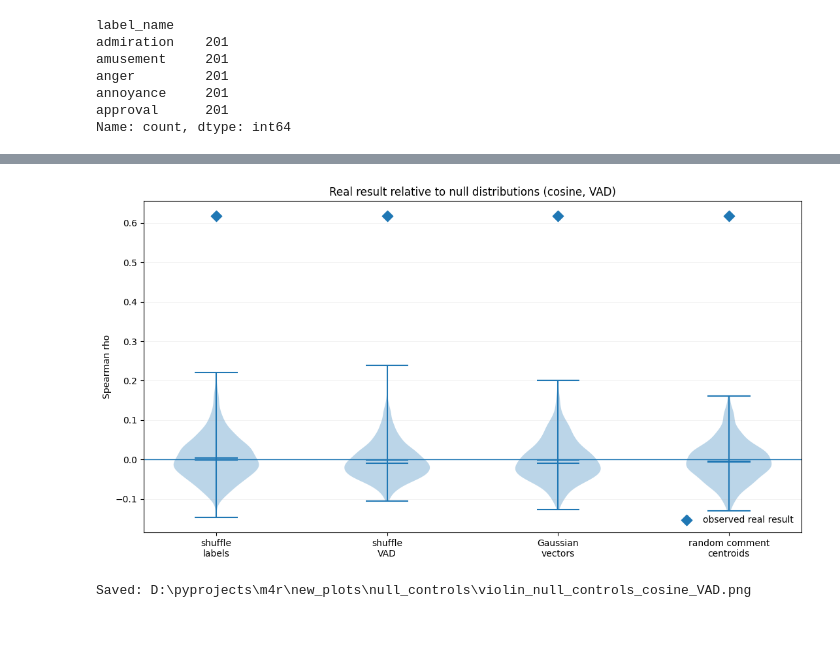
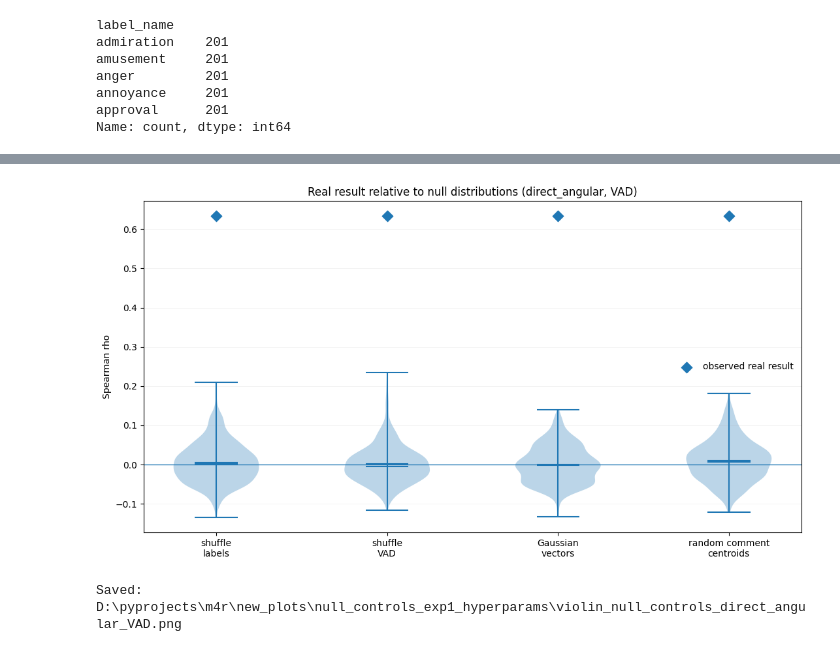
Before and after one commit to Victorwei21/M4R-codes, a Jupyter notebook: null_controls_FINAL.ipynb, the cells around one changed output, grey strips where cells are left out. Saved outputs shown, nothing was run; the diff lists cells and outputs as text; code cells hidden in the pictures.

```diff
--- a/null_controls_FINAL.ipynb
+++ b/null_controls_FINAL.ipynb
@@ -254,7 +262,7 @@ check_config()
 # =========================
 
 X_raw = np.load(EMBEDDINGS_PATH)
-metadata = pd.read_csv(METADATA_PATH)
+metadata = pd.read_csv(METADATA_PATH).reset_index(drop=True)
 vad_df = pd.read_csv(VAD_CSV_PATH)
 
 required_meta = {"label_name", "label_idx"}
@@ -593,28 +735,28 @@ Saved: D:\pyprojects\m4r\new_plots\null_controls\null_control_summary.csv
 # %%
 # =========================
-# Plot: one histogram per null model
+# Plot: one histogram per null model and metric
 # =========================
 
-safe_distance_name = MANIFOLD_DISTANCE.replace("/", "_")
 safe_truth_name = GROUND_TRUTH_SPACE.replace("/", "_")
 
-for null_name, group in null_df.groupby("null_model", sort=False):
+for (metric_name, null_name), group in null_df.groupby(["metric_name", "null_model"], sort=False):
     vals = group["spearman_rho"].dropna().to_numpy()
+    obs = float(observed_df.loc[observed_df["metric_name"].eq(metric_name), "spearman_rho"].iloc[0])
 
     fig, ax = plt.subplots(figsize=(8.5, 5.5))
     ax.hist(vals, bins=35, alpha=0.8)
-    ax.axvline(observed_rho, linestyle="--", linewidth=2, label=f"observed rho = {observed_rho:.3f}")
+    ax.axvline(obs, linestyle="--", linewidth=2, label=f"observed rho = {obs:.3f}")
     ax.axvline(np.quantile(vals, 0.025), linestyle=":", linewidth=1, label="null 2.5% / 97.5%")
     ax.axvline(np.quantile(vals, 0.975), linestyle=":", linewidth=1)
 
-    ax.set_title(f"Observed result vs null: {null_name}")
-    ax.set_xlabel("Spearman rho: manifold distance vs VAD distance")
+    ax.set_title(f"Observed result vs null: {metric_name}\n{null_name}")
+    ax.set_xlabel("Spearman rho: embedding distance vs VAD distance")
     ax.set_ylabel("Count")
     ax.legend(frameon=False)
     ax.grid(True, linewidth=0.4, alpha=0.25)
     fig.tight_layout()
 
-    out_file = OUT_DIR / f"hist_{null_name}_{safe_distance_name}_{safe_truth_name}.png"
+    out_file = OUT_DIR / f"hist_{metric_name}_{null_name}_{safe_truth_name}.png"
     fig.savefig(out_file, dpi=220)
     plt.show()
     plt.close(fig)
@@ -632,40 +779,44 @@ Saved: D:\pyprojects\m4r\new_plots\null_controls\hist_random_centroids_from_comm
 # %%
 # =========================
-# Plot: combined violin plot
+# Plot: combined violin plot, one panel per Experiment 1 distance metric
 # =========================
 
-null_names = list(null_df["null_model"].drop_duplicates())
-data = [null_df.loc[null_df["null_model"].eq(name), "spearman_rho"].dropna().to_numpy() for name in null_names]
+short_names = {
+    "shuffle_emotion_labels_across_comments": "shuffle\nlabels",
+    "shuffle_vad_coordinates_across_labels": "shuffle\nVAD",
+    "random_gaussian_vectors_same_analysis_dimensionality": "Gaussian\nvectors",
+    "random_centroids_from_comments_ignore_label": "random comment\ncentroids",
+}
 
-fig, ax = plt.subplots(figsize=(11, 6))
-ax.violinplot(data, showmeans=True, showmedians=True)
+for metric_name, metric_group in null_df.groupby("metric_name", sort=False):
+    null_names = list(metric_group["null_model"].drop_duplicates())
+    data = [
+        metric_group.loc[metric_group["null_model"].eq(name), "spearman_rho"].dropna().to_numpy()
+        for name in null_names
+    ]
+    obs = float(observed_df.loc[observed_df["metric_name"].eq(metric_name), "spearman_rho"].iloc[0])
 
-x_positions = np.arange(1, len(null_names) + 1)
-ax.scatter(x_positions, [observed_rho] * len(null_names), marker="D", s=70, label="observed real result")
+    fig, ax = plt.subplots(figsize=(11, 6))
+    ax.violinplot(data, showmeans=True, showmedians=True)
 
-ax.set_xticks(x_positions)
-ax.set_xticklabels(
-    [
-        "shuffle\nlabels",
-        "shuffle\nVAD",
-        "Gaussian\nvectors",
-        "random comment\ncentroids",
-    ],
-    rotation=0,
-)
-ax.set_ylabel("Spearman rho")
-ax.set_title(f"Real result relative to null distributions ({MANIFOLD_DISTANCE}, {GROUND_TRUTH_SPACE})")
-ax.axhline(0, linewidth=1)
-ax.legend(frameon=False)
-ax.grid(True, axis="y", linewidth=0.4, alpha=0.25)
-fig.tight_layout()
+    x_positions = np.arange(1, len(null_names) + 1)
+    ax.scatter(x_positions, [obs] * len(null_names), marker="D", s=70, label="observed real result")
 
-violin_path = OUT_DIR / f"violin_null_controls_{safe_distance_name}_{safe_truth_name}.png"
-fig.savefig(violin_path, dpi=220)
-plt.show()
-plt.close(fig)
+    ax.set_xticks(x_positions)
+    ax.set_xticklabels([short_names.get(name, name) for name in null_names], rotation=0)
+    ax.set_ylabel("Spearman rho")
+    ax.set_title(f"Real result relative to null distributions ({metric_name}, {GROUND_TRUTH_SPACE})")
+    ax.axhline(0, linewidth=1)
+    ax.legend(frameon=False)
+    ax.grid(True, axis="y", linewidth=0.4, alpha=0.25)
+    fig.tight_layout()
 
-print("Saved:", violin_path)
+    violin_path = OUT_DIR / f"violin_null_controls_{metric_name}_{safe_truth_name}.png"
+    fig.savefig(violin_path, dpi=220)
+    plt.show()
+    plt.close(fig)
+
+    print("Saved:", violin_path)
 # %% [output]
-[figure, old version]
+[figure, new version]
-Saved: D:\pyprojects\m4r\new_plots\null_controls\violin_null_controls_cosine_VAD.png
+Saved: D:\pyprojects\m4r\new_plots\null_controls_exp1_hyperparams\violin_null_controls_direct_angular_VAD.png
```
Also changed, not shown: parts of 17 cells of this notebook.
